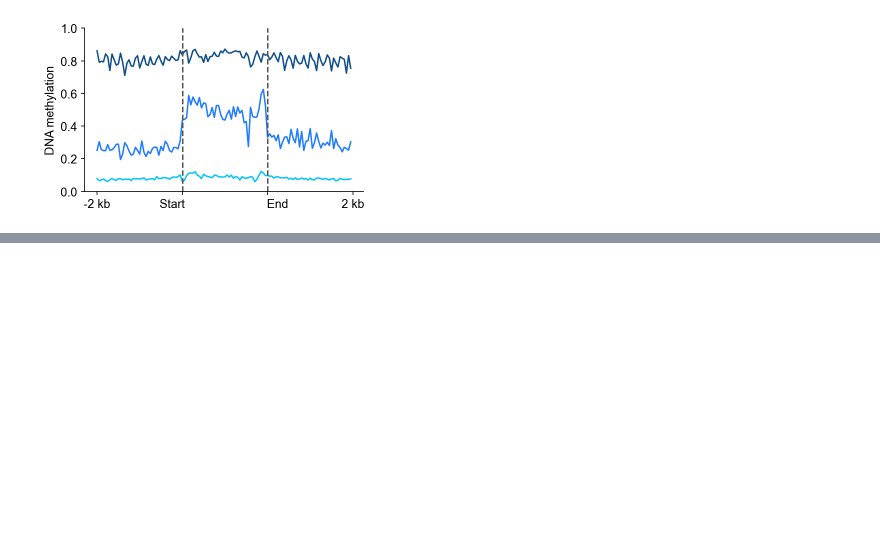
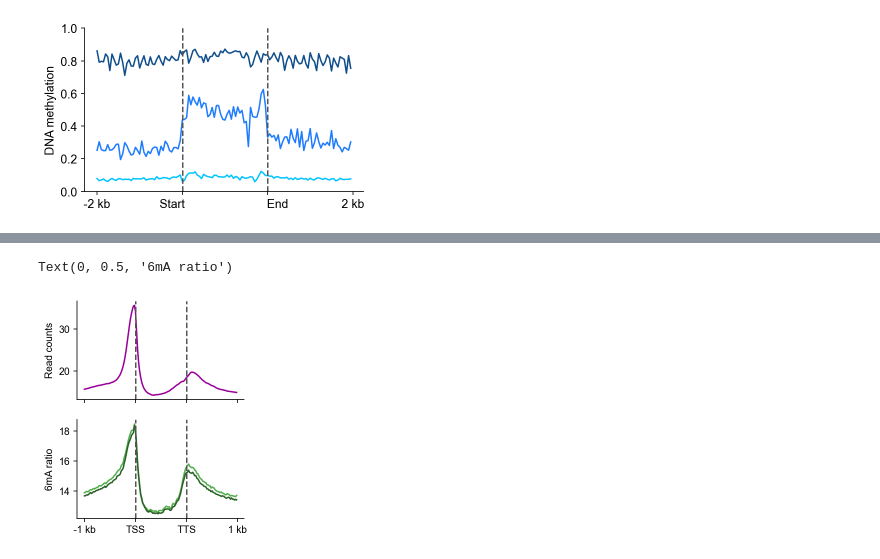
Before and after one commit to ZhaiLab-SUSTech/STAM-seq, a Jupyter notebook: 02_analysis/notebooks/metaplots.ipynb, the cells around one changed output, grey strips where cells are left out. Saved outputs shown, nothing was run; the diff lists cells and outputs as text; code cells hidden in the pictures; blank space fills up the shorter version.

```diff
--- a/02_analysis/notebooks/metaplot_repeat_region.ipynb
+++ b/02_analysis/notebooks/metaplots.ipynb
@@ -312,0 +400,17 @@ sns.despine(top=True, right=True)
+# %%
+fig, ax = plt.subplots(2, 1, figsize=(3, 4), sharex=True)
+ax[1].plot(wt1029_m6A_cov, color='#52AF4C')
+ax[1].plot(wt1208_m6A_cov, color='#2D612A')
+ax[0].plot(atac_cov, color='#990099')
+for _ax in ax:
+    _ax.set_xticks([0, b//bins, (b+m)//bins, (a+b+m)//bins])
+    _ax.set_xticklabels([f'-{b//1000} kb', 'TSS', 'TTS', f'{a//1000} kb'], rotation=0)
+    _ax.axvline(b//bins, ls='--', color='#555555')
+    _ax.axvline((b+m)//bins, ls='--', color='#555555')
+    _ax.set_ylabel('Read counts')
+    sns.despine(top=True, right=True)
+
+ax[1].set_ylabel('6mA ratio')
+# %% [output]
+Text(0, 0.5, '6mA ratio')
+[figure, added]
```
Also changed, not shown: parts of 17 cells of this notebook, 10 other files.
